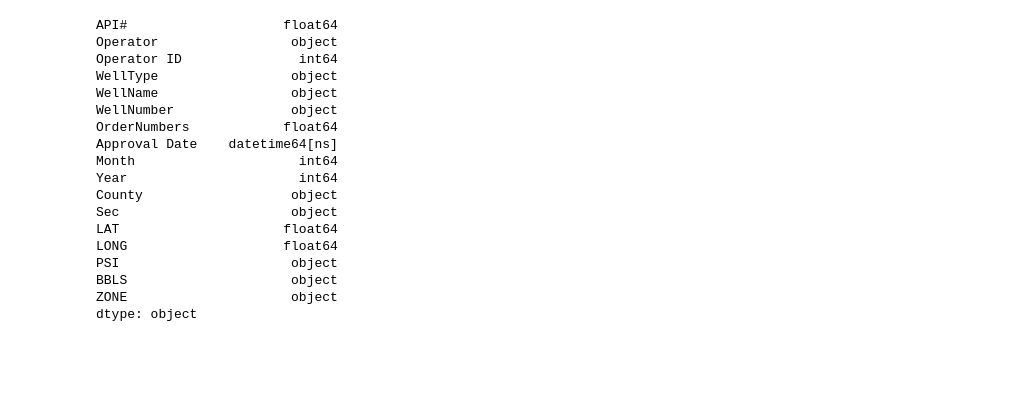
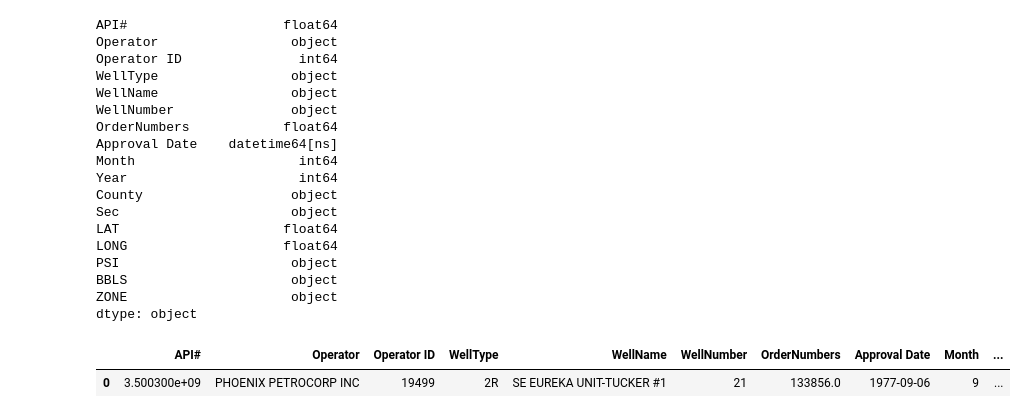
Before and after one commit to JulieGambill/Wastewater_And_Seismic_Activity, a Jupyter notebook: notebooks/Ok_Region_Wells.ipynb, the cells around one changed output. Drawn from its saved outputs; the diff is of its cells as text; code cells hidden in the pictures; blank space fills up the shorter version.

```diff
--- a/notebooks/Ok_Region_Wells.ipynb
+++ b/notebooks/Ok_Region_Wells.ipynb
@@ -182,3 +182,8 @@ PSI                      object
 BBLS                     object
 ZONE                     object
 dtype: object
+# %%
+ok_wells_df.head(1)
+# %% [output]
+|  | API# | Operator | Operator ID | WellType | WellName | WellNumber | OrderNumbers | Approval Date | Month | ... |
+| 0 | 3.500300e+09 | PHOENIX PETROCORP INC | 19499 | 2R | SE EUREKA UNIT-TUCKER #1 | 21 | 133856.0 | 1977-09-06 | 9 | ... |
```
Also changed, not shown: parts of 9 cells of this notebook, 19 other files.
